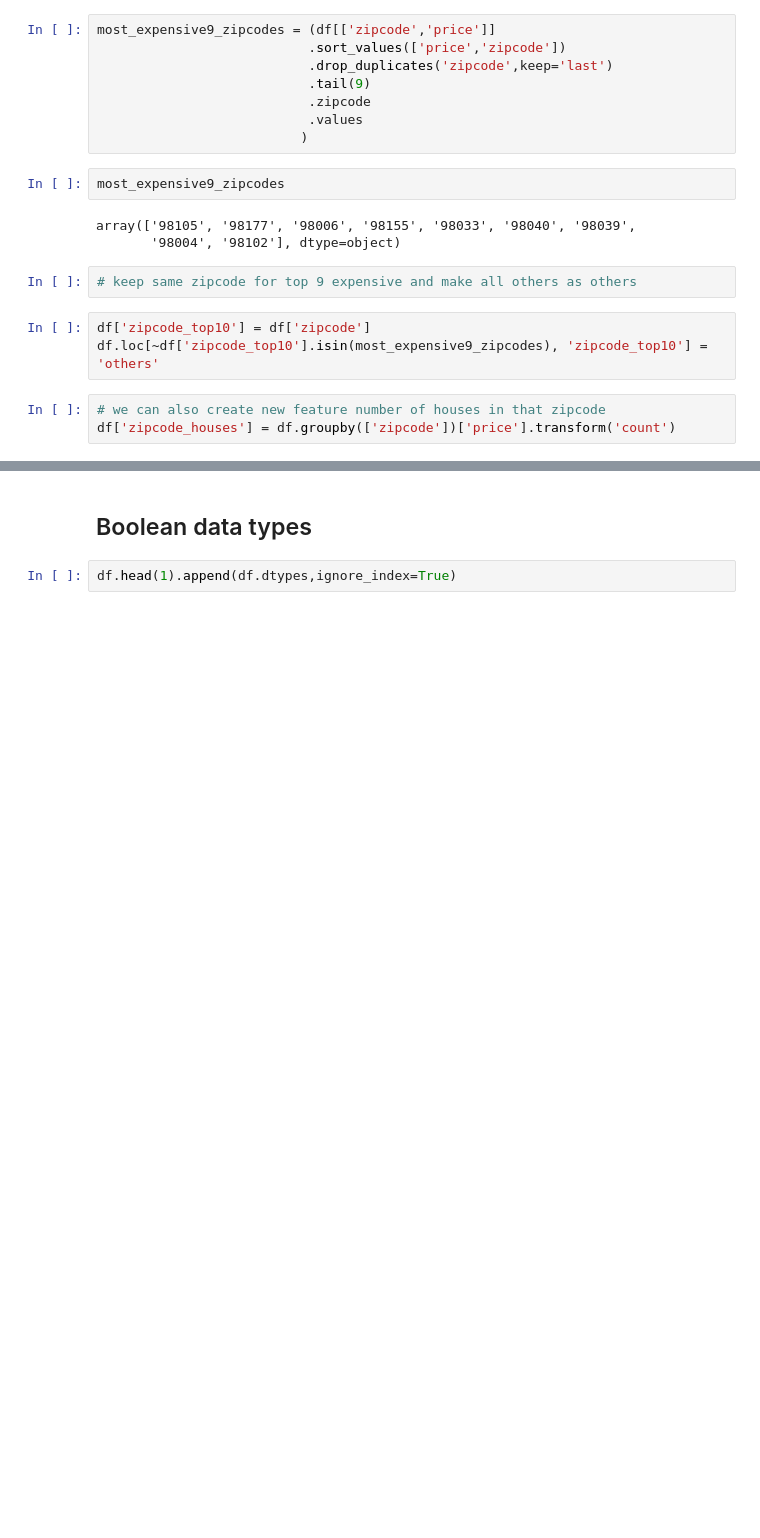
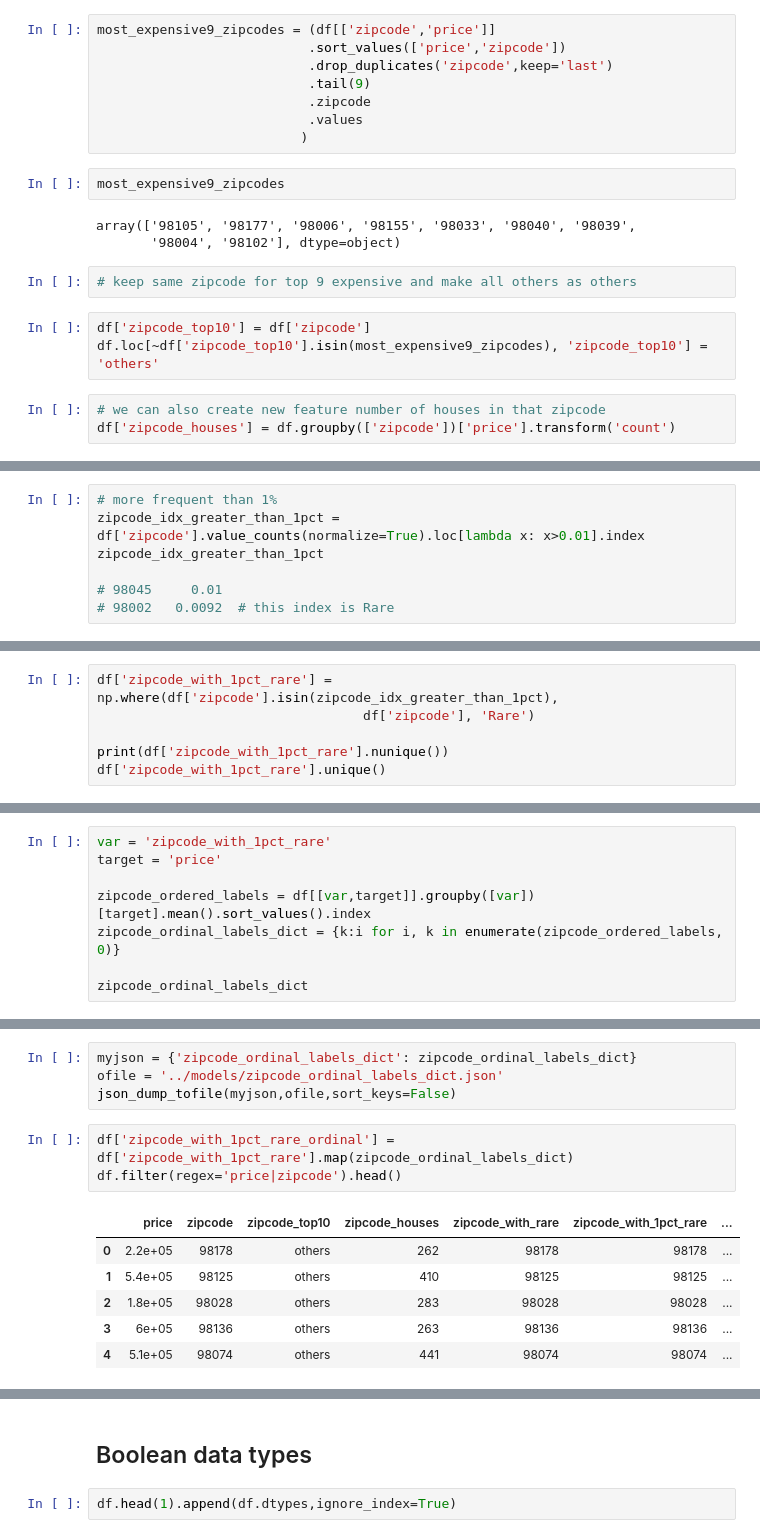
Before and after one commit to bhishanpdl/Project_House_Price_Prediction, a Jupyter notebook: notebooks/a01_regression_data_processing.ipynb, the cells around one changed output, grey strips where cells are left out. Drawn from its saved outputs; the diff is of its cells as text; blank space fills up the shorter version.

```diff
--- a/notebooks/a01_regression_data_processing.ipynb
+++ b/notebooks/a01_regression_data_processing.ipynb
@@ -287,0 +358,7 @@ df.filter(regex='zip|price',axis=1).drop_duplicates('zipcode_top10').head()
+# %%
+# more frequent than 1%
+zipcode_idx_greater_than_1pct = df['zipcode'].value_counts(normalize=True).loc[lambda x: x>0.01].index
+zipcode_idx_greater_than_1pct
+
+# 98045     0.01
+# 98002   0.0092  # this index is Rare
@@ -287,0 +374,6 @@ df.filter(regex='zip|price',axis=1).drop_duplicates('zipcode_top10').head()
+# %%
+df['zipcode_with_1pct_rare'] = np.where(df['zipcode'].isin(zipcode_idx_greater_than_1pct),
+                                  df['zipcode'], 'Rare')
+
+print(df['zipcode_with_1pct_rare'].nunique())
+df['zipcode_with_1pct_rare'].unique()
@@ -287,0 +390,8 @@ df.filter(regex='zip|price',axis=1).drop_duplicates('zipcode_top10').head()
+# %%
+var = 'zipcode_with_1pct_rare'
+target = 'price'
+
+zipcode_ordered_labels = df[[var,target]].groupby([var])[target].mean().sort_values().index
+zipcode_ordinal_labels_dict = {k:i for i, k in enumerate(zipcode_ordered_labels, 0)}
+
+zipcode_ordinal_labels_dict
@@ -287,0 +416,14 @@ df.filter(regex='zip|price',axis=1).drop_duplicates('zipcode_top10').head()
+# %%
+myjson = {'zipcode_ordinal_labels_dict': zipcode_ordinal_labels_dict}
+ofile = '../models/zipcode_ordinal_labels_dict.json'
+json_dump_tofile(myjson,ofile,sort_keys=False)
+# %%
+df['zipcode_with_1pct_rare_ordinal'] = df['zipcode_with_1pct_rare'].map(zipcode_ordinal_labels_dict)
+df.filter(regex='price|zipcode').head()
+# %% [output]
+|  | price | zipcode | zipcode_top10 | zipcode_houses | zipcode_with_rare | zipcode_with_1pct_rare | ... |
+| 0 | 2.2e+05 | 98178 | others | 262 | 98178 | 98178 | ... |
+| 1 | 5.4e+05 | 98125 | others | 410 | 98125 | 98125 | ... |
+| 2 | 1.8e+05 | 98028 | others | 283 | 98028 | 98028 | ... |
+| 3 | 6e+05 | 98136 | others | 263 | 98136 | 98136 | ... |
+| 4 | 5.1e+05 | 98074 | others | 441 | 98074 | 98074 | ... |
```
Also changed, not shown: parts of 19 cells of this notebook, 16 other files.
